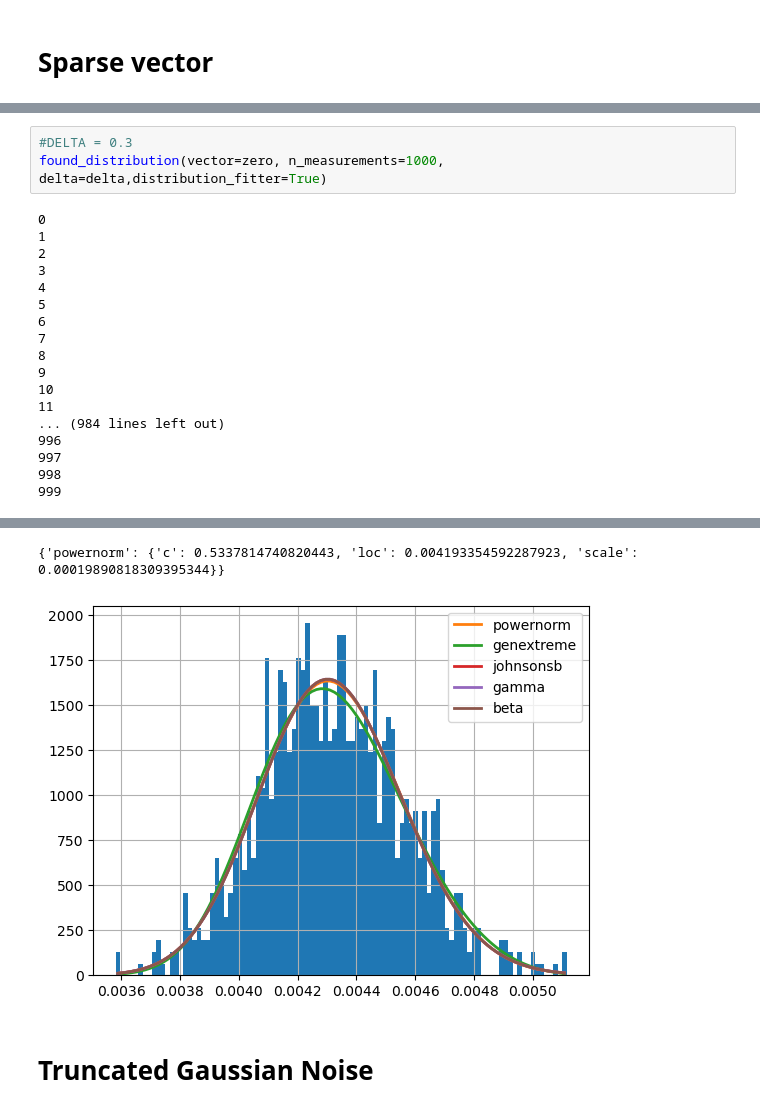
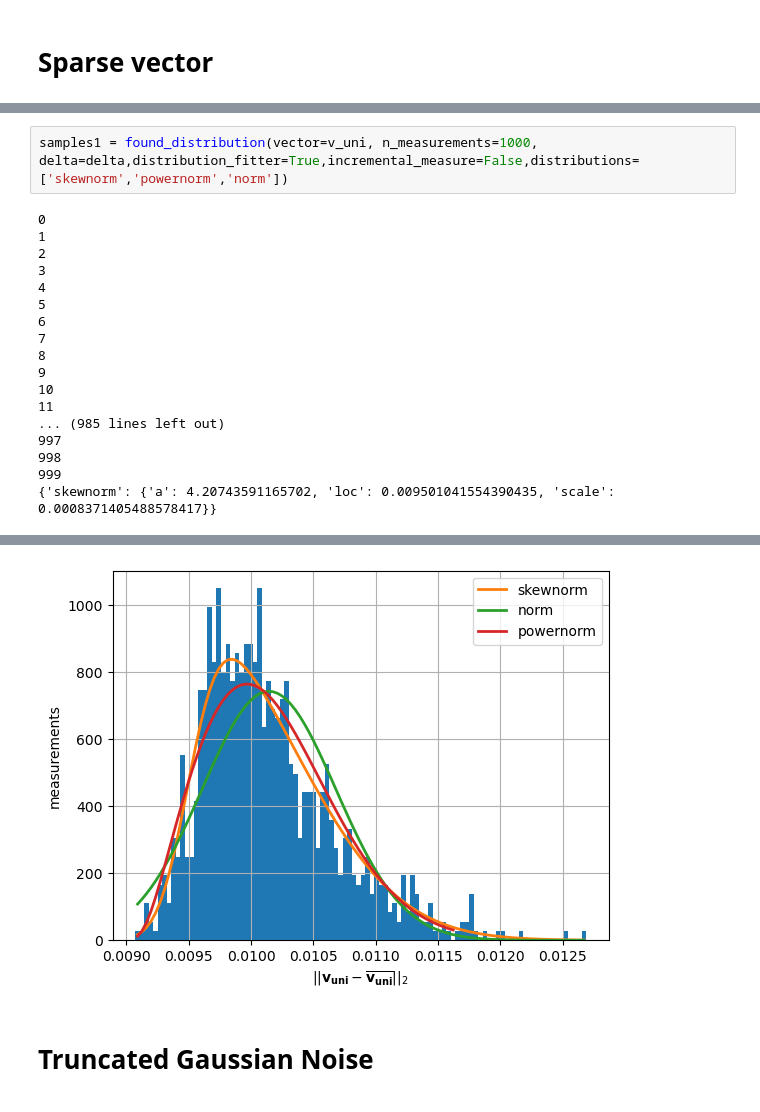
Before and after one commit to tommasofioravanti/sq-learn, a Jupyter notebook: Tomography.ipynb, the cells around one changed output, grey strips where cells are left out. Drawn from its saved outputs; the diff is of its cells as text.

```diff
--- a/Tomography.ipynb
+++ b/Tomography.ipynb
@@ -235,6 +117,5 @@ make_real_predicted_comparison(zero, delta)
 # %%
-#DELTA = 0.3
-found_distribution(vector=zero, n_measurements=1000, delta=delta,distribution_fitter=True)
+samples1 = found_distribution(vector=v_uni, n_measurements=1000, delta=delta,distribution_fitter=True,incremental_measure=False,distributions=['skewnorm','powernorm','norm'])
 # %% [output]
 0
 1
@@ -248,8 +129,8 @@ found_distribution(vector=zero, n_measurements=1000, delta=delta,distribution_fi
 9
 10
 11
-... (984 lines left out)
-996
+... (985 lines left out)
 997
 998
 999
+{'skewnorm': {'a': 4.20743591165702, 'loc': 0.009501041554390435, 'scale': 0.0008371405488578417}}
@@ -265,4 +137,3 @@ WARNING:root:SKIPPED vonmises distribution (taking more than 100 seconds)
-{'powernorm': {'c': 0.5337814740820443, 'loc': 0.004193354592287923, 'scale': 0.00019890818309395344}}
-[figure, old version]
+[figure, new version]
 # %% [markdown]
 # Truncated Gaussian Noise
```
Also changed, not shown: parts of 27 cells of this notebook.
